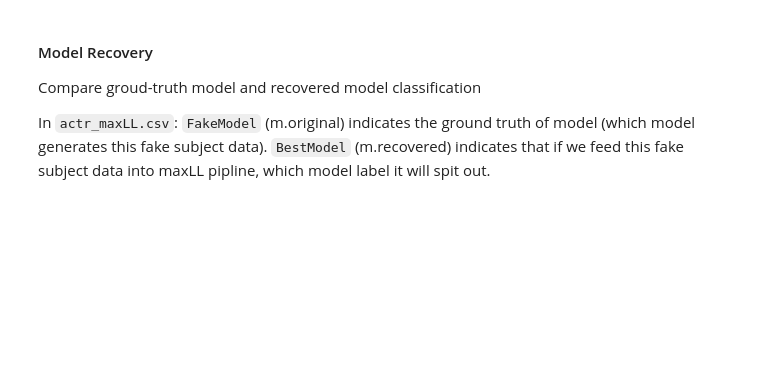
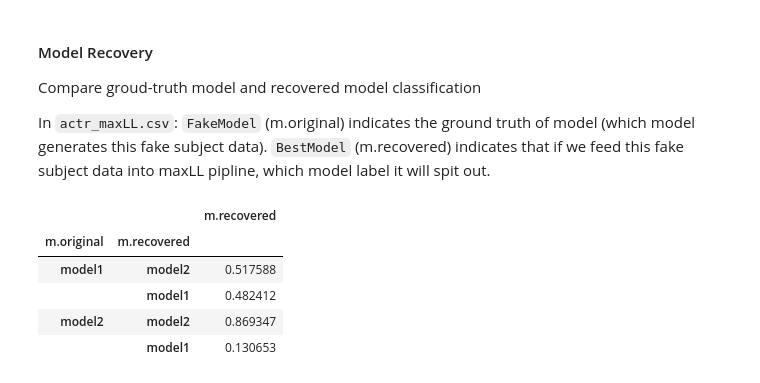
Before and after one commit to yangyuxue2333/RLvIBL-Re, a Jupyter notebook: analysis/analysis_param_recovery_best2.ipynb, the cells around one changed output. Cells and saved outputs as stored; diff of their text form; code cells hidden in the pictures; blank space fills up the shorter version.

```diff
--- a/analysis/analysis_param_recovery_best2.ipynb
+++ b/analysis/analysis_param_recovery_best2.ipynb
@@ -90,4 +96,14 @@ df1 = df1.rename(columns={'FakeModel':'m.original', 'BestModel':'m.recovered'}).
 df1['m.recovered'] = df1['m.recovered'].replace({'m1':'model1', 'm2':'model2'})
 df1['same'] = df1['m.original'] == df1['m.recovered']
 dfc = confusion_matrix(df1, 'm.recovered', 'm.original')
+# %%
+dfsame =  pd.DataFrame(df1.groupby('m.original')['m.recovered'].value_counts(normalize=True))
+dfsame
+# %% [output]
+|  |  | m.recovered |
+| m.original | m.recovered |  |
+| model1 | model2 | 0.517588 |
+|  | model1 | 0.482412 |
+| model2 | model2 | 0.869347 |
+|  | model1 | 0.130653 |
 # %%
```
Also changed, not shown: parts of 6 cells of this notebook, 3 other files.
